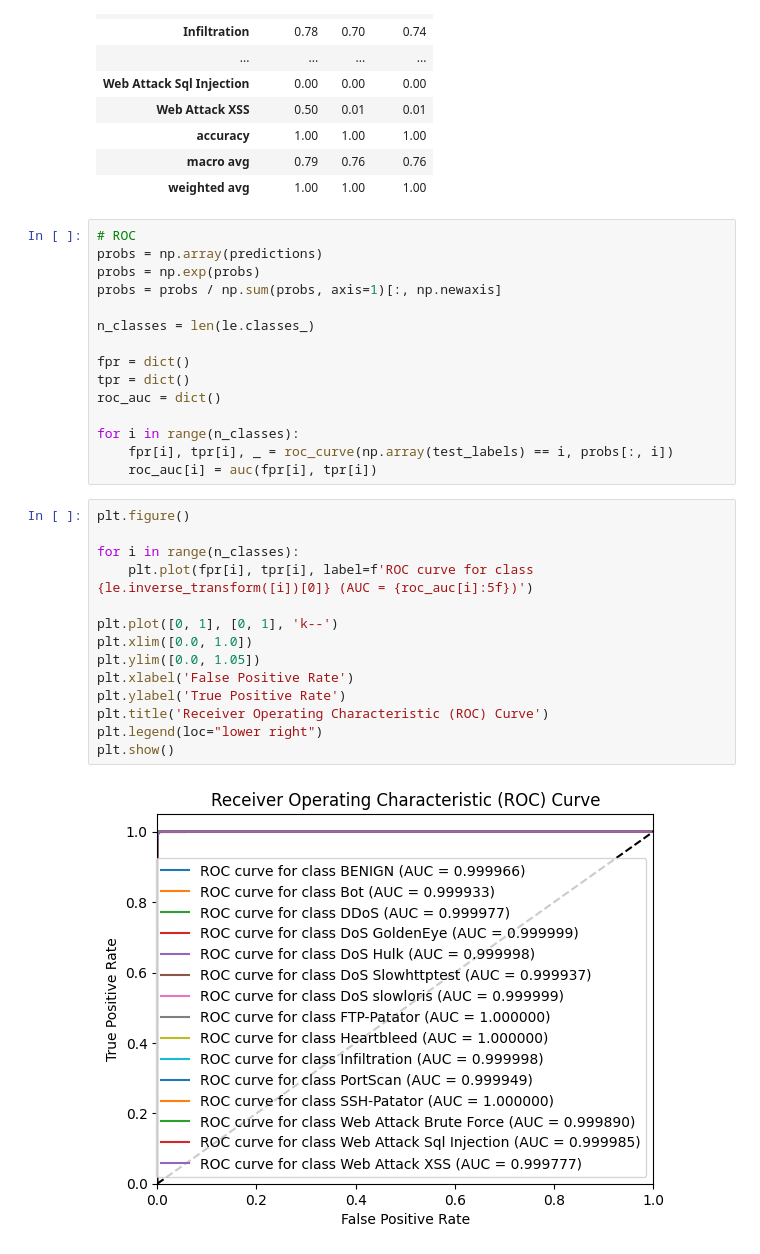
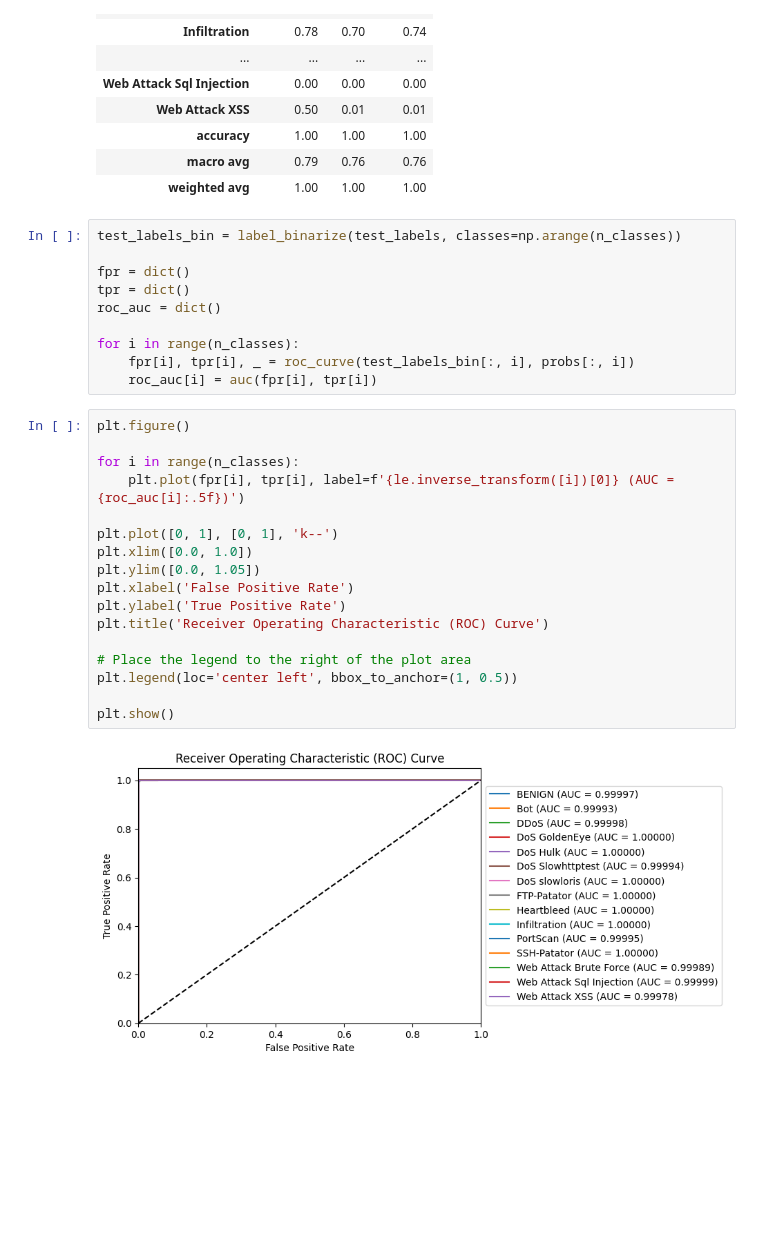
Before and after one commit to kurtgrothe/capstone, a Jupyter notebook: CAPSTONE.ipynb, the cells around one changed output. Saved outputs shown, nothing was run; the diff lists cells and outputs as text; blank space fills up the shorter version.

Commit message:
fix visualizations

```diff
--- a/CAPSTONE.ipynb
+++ b/CAPSTONE.ipynb
@@ -912,33 +913,31 @@ cr
 | macro avg | 0.79 | 0.76 | 0.76 |
 | weighted avg | 1.00 | 1.00 | 1.00 |
 # %%
-# ROC
-probs = np.array(predictions)
-probs = np.exp(probs)
-probs = probs / np.sum(probs, axis=1)[:, np.newaxis]
-
-n_classes = len(le.classes_)
+test_labels_bin = label_binarize(test_labels, classes=np.arange(n_classes))
 
 fpr = dict()
 tpr = dict()
 roc_auc = dict()
 
 for i in range(n_classes):
-    fpr[i], tpr[i], _ = roc_curve(np.array(test_labels) == i, probs[:, i])
+    fpr[i], tpr[i], _ = roc_curve(test_labels_bin[:, i], probs[:, i])
     roc_auc[i] = auc(fpr[i], tpr[i])
 # %%
 plt.figure()
 
 for i in range(n_classes):
-    plt.plot(fpr[i], tpr[i], label=f'ROC curve for class {le.inverse_transform([i])[0]} (AUC = {roc_auc[i]:5f})')
+    plt.plot(fpr[i], tpr[i], label=f'{le.inverse_transform([i])[0]} (AUC = {roc_auc[i]:.5f})')
 
 plt.plot([0, 1], [0, 1], 'k--')
 plt.xlim([0.0, 1.0])
 plt.ylim([0.0, 1.05])
 plt.xlabel('False Positive Rate')
 plt.ylabel('True Positive Rate')
 plt.title('Receiver Operating Characteristic (ROC) Curve')
-plt.legend(loc="lower right")
+
+# Place the legend to the right of the plot area
+plt.legend(loc='center left', bbox_to_anchor=(1, 0.5))
+
 plt.show()
 # %% [output]
-[figure, old version]
+[figure, new version]
```
Also changed, not shown: parts of 4 cells of this notebook.
